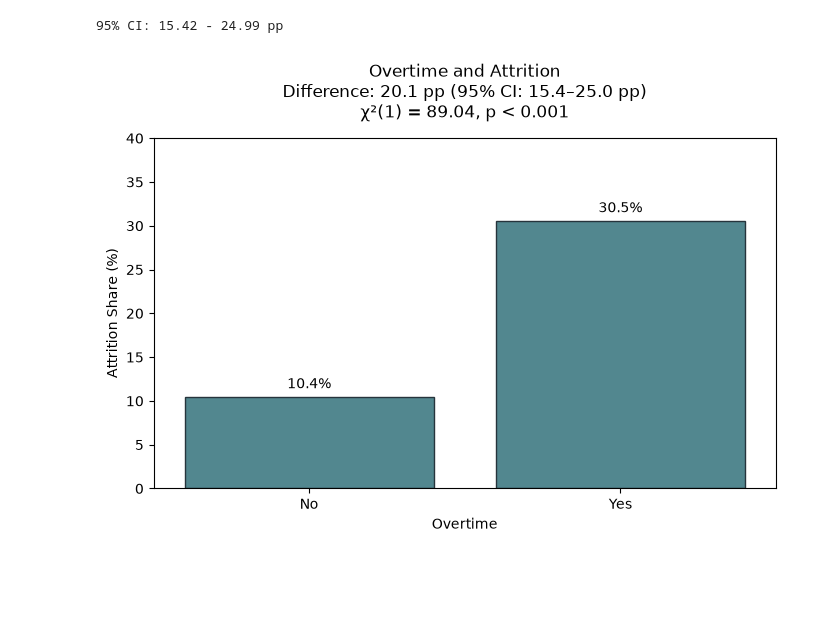
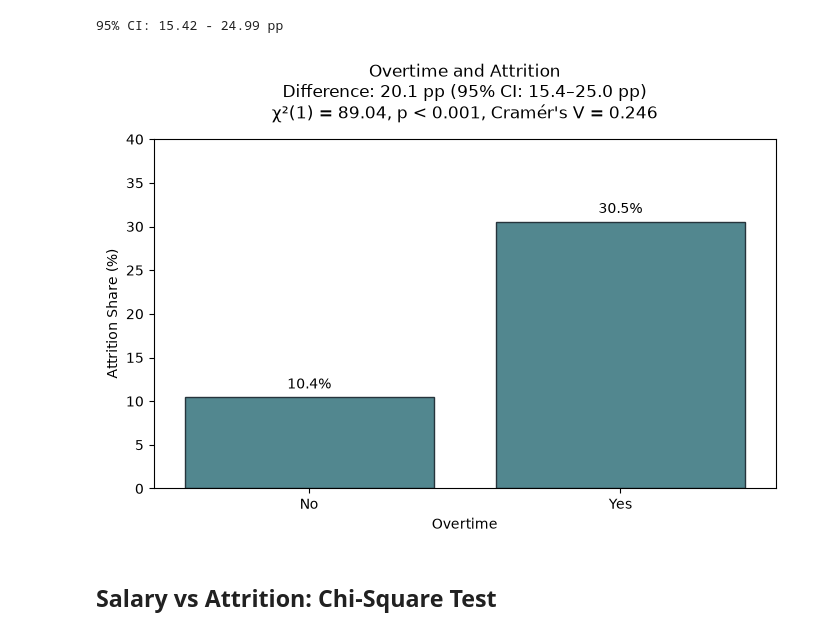
Before and after one commit to romarta/employee-attrition-analytics, a Jupyter notebook: notebooks/attrition_statistical_analysis.ipynb, the cells around one changed output. Cells and saved outputs as stored; diff of their text form; code cells hidden in the pictures; blank space fills up the shorter version.

```diff
--- a/notebooks/attrition_statistical_analysis.ipynb
+++ b/notebooks/attrition_statistical_analysis.ipynb
@@ -194,32 +202,34 @@ fig, ax = plt.subplots(figsize=(7, 5))
 
 sns.barplot(
     data=plot_data,
     x="Overtime",
     y="Attrition Share (%)",
     color="#488E99",
     edgecolor="#26343C",
     linewidth=1.0,
     errorbar=None,
     ax=ax
 )
 
 ax.bar_label(ax.containers[0], fmt="%.1f%%", padding=4)
 
 p_text = "p < 0.001" if p < 0.001 else f"p = {p:.3f}"
 
 ax.set_title(
     f"Overtime and Attrition\n"
     f"Difference: {risk_diff:.1f} pp "
     f"(95% CI: {ci_low*100:.1f}–{ci_high*100:.1f} pp)\n"
-    f"χ²({dof}) = {chi2:.2f}, {p_text}",
+    f"χ²({dof}) = {chi2:.2f}, {p_text}, Cramér's V = {cramers_v_ot:.3f}",
     pad=15
 )
 
 ax.set_xlabel("Overtime")
 ax.set_ylabel("Attrition Share (%)")
 ax.set_ylim(0, 40)
 
 plt.tight_layout()
 plt.show()
 # %% [output]
-[figure, old version]
+[figure, new version]
+# %% [markdown]
+## Salary vs Attrition: Chi-Square Test
```
Also changed, not shown: parts of 21 cells of this notebook.
